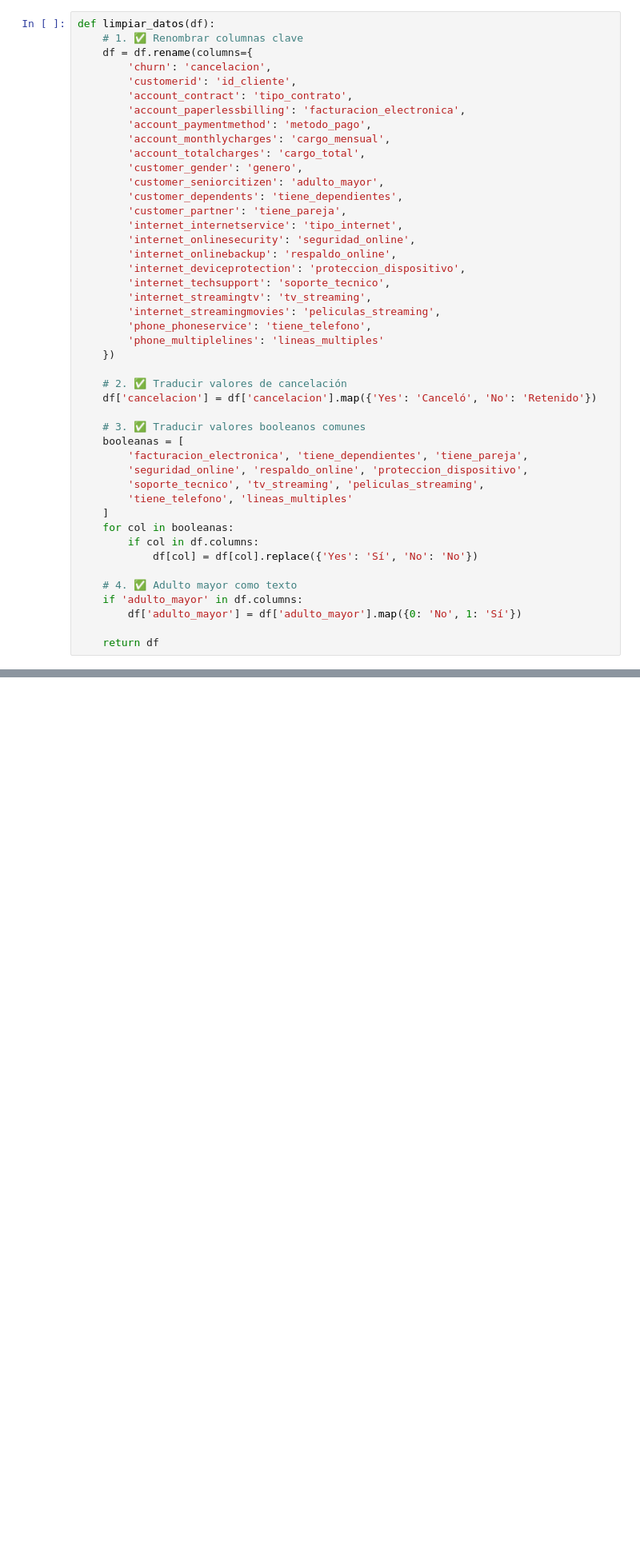
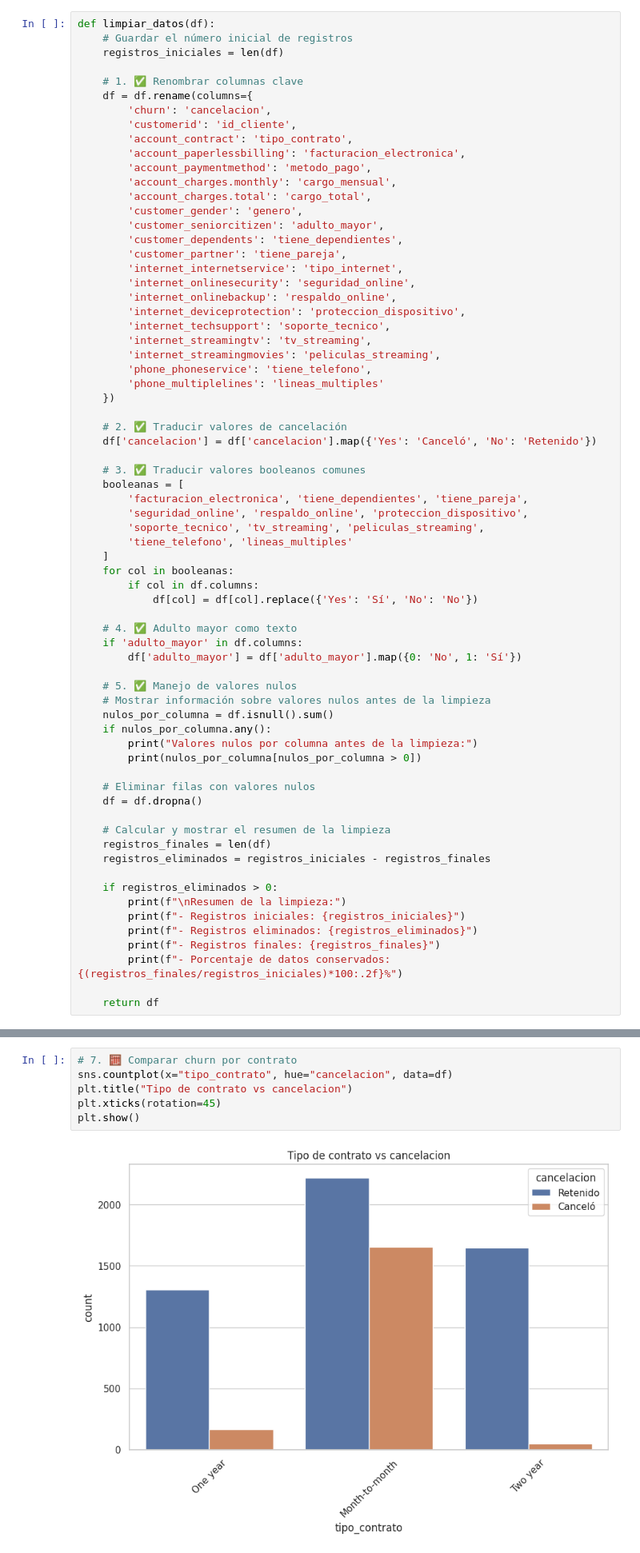
Before and after one commit to David-I-X/cancelaciones_cliente, a Jupyter notebook: notebooks/eda.ipynb, the cells around one changed output, grey strips where cells are left out. Shown at 80% size. Cells and saved outputs as stored; diff of their text form; blank space fills up the shorter version.

```diff
--- a/notebooks/eda.ipynb
+++ b/notebooks/eda.ipynb
@@ -9,6 +9,9 @@ sns.set(style="whitegrid")
 plt.rcParams['figure.figsize'] = (10, 6)
 # %%
 def limpiar_datos(df):
+    # Guardar el número inicial de registros
+    registros_iniciales = len(df)
+
     # 1. ✅ Renombrar columnas clave
     df = df.rename(columns={
         'churn': 'cancelacion',
@@ -16,8 +19,8 @@ def limpiar_datos(df):
         'account_contract': 'tipo_contrato',
         'account_paperlessbilling': 'facturacion_electronica',
         'account_paymentmethod': 'metodo_pago',
-        'account_monthlycharges': 'cargo_mensual',
-        'account_totalcharges': 'cargo_total',
+        'account_charges.monthly': 'cargo_mensual',
+        'account_charges.total': 'cargo_total',
         'customer_gender': 'genero',
         'customer_seniorcitizen': 'adulto_mayor',
         'customer_dependents': 'tiene_dependientes',
@@ -51,6 +54,27 @@ def limpiar_datos(df):
     if 'adulto_mayor' in df.columns:
         df['adulto_mayor'] = df['adulto_mayor'].map({0: 'No', 1: 'Sí'})
 
+    # 5. ✅ Manejo de valores nulos
+    # Mostrar información sobre valores nulos antes de la limpieza
+    nulos_por_columna = df.isnull().sum()
+    if nulos_por_columna.any():
+        print("Valores nulos por columna antes de la limpieza:")
+        print(nulos_por_columna[nulos_por_columna > 0])
+
+    # Eliminar filas con valores nulos
+    df = df.dropna()
+
+    # Calcular y mostrar el resumen de la limpieza
+    registros_finales = len(df)
+    registros_eliminados = registros_iniciales - registros_finales
+
+    if registros_eliminados > 0:
+        print(f"\nResumen de la limpieza:")
+        print(f"- Registros iniciales: {registros_iniciales}")
+        print(f"- Registros eliminados: {registros_eliminados}")
+        print(f"- Registros finales: {registros_finales}")
+        print(f"- Porcentaje de datos conservados: {(registros_finales/registros_iniciales)*100:.2f}%")
+
     return df
 # %%
 # 2. 📂 Cargar datos
@@ -153,0 +191,8 @@ Name: proportion, dtype: float64
+# %%
+# 7. 🧮 Comparar churn por contrato
+sns.countplot(x="tipo_contrato", hue="cancelacion", data=df)
+plt.title("Tipo de contrato vs cancelacion")
+plt.xticks(rotation=45)
+plt.show()
+# %% [output]
+[figure, added]
```
Also changed, not shown: parts of 18 cells of this notebook, 1 other file.
